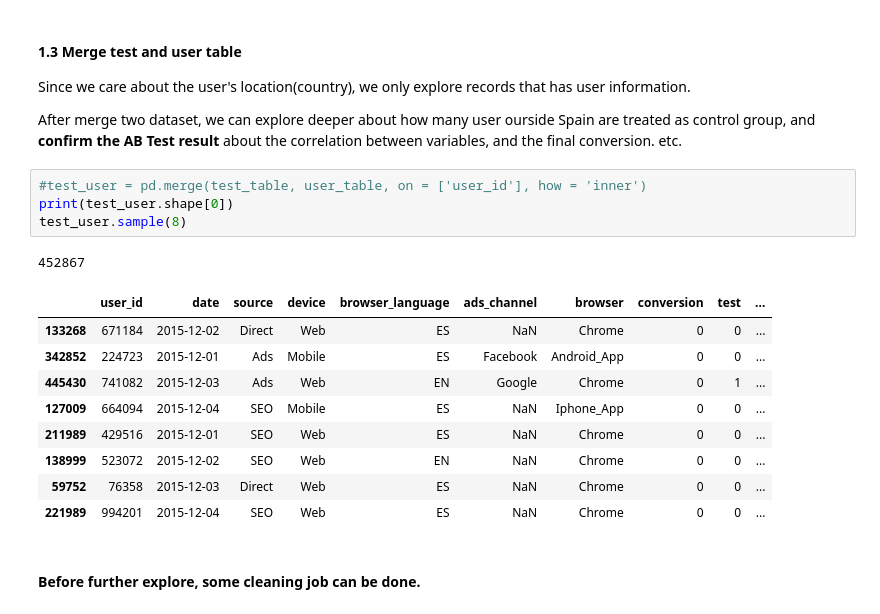
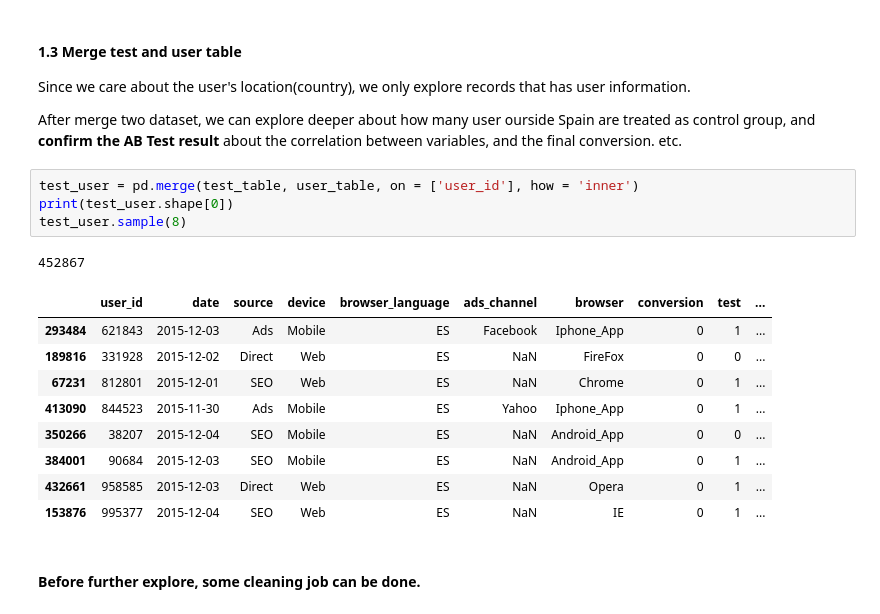
Before and after one commit to joyceft/TakeHomeDataChallenge, a Jupyter notebook: ABTesting/Spanish_ABtesting.ipynb, the cells around one changed output. Cells and saved outputs as stored; diff of their text form.

```diff
--- a/ABTesting/Spanish_ABtesting.ipynb
+++ b/ABTesting/Spanish_ABtesting.ipynb
@@ -202,20 +202,20 @@ Since we care about the user's location(country), we only explore records that h
 
 After merge two dataset, we can explore deeper about how many user ourside Spain are treated as control group, and **confirm the AB Test result** about the correlation between variables, and the final conversion.  etc.
 # %%
-#test_user = pd.merge(test_table, user_table, on = ['user_id'], how = 'inner')
+test_user = pd.merge(test_table, user_table, on = ['user_id'], how = 'inner')
 print(test_user.shape[0])
 test_user.sample(8)
 # %% [output]
 452867
 |  | user_id | date | source | device | browser_language | ads_channel | browser | conversion | test | ... |
-| 133268 | 671184 | 2015-12-02 | Direct | Web | ES | NaN | Chrome | 0 | 0 | ... |
-| 342852 | 224723 | 2015-12-01 | Ads | Mobile | ES | Facebook | Android_App | 0 | 0 | ... |
-| 445430 | 741082 | 2015-12-03 | Ads | Web | EN | Google | Chrome | 0 | 1 | ... |
-| 127009 | 664094 | 2015-12-04 | SEO | Mobile | ES | NaN | Iphone_App | 0 | 0 | ... |
-| 211989 | 429516 | 2015-12-01 | SEO | Web | ES | NaN | Chrome | 0 | 0 | ... |
-| 138999 | 523072 | 2015-12-02 | SEO | Web | EN | NaN | Chrome | 0 | 0 | ... |
-| 59752 | 76358 | 2015-12-03 | Direct | Web | ES | NaN | Chrome | 0 | 0 | ... |
-| 221989 | 994201 | 2015-12-04 | SEO | Web | ES | NaN | Chrome | 0 | 0 | ... |
+| 293484 | 621843 | 2015-12-03 | Ads | Mobile | ES | Facebook | Iphone_App | 0 | 1 | ... |
+| 189816 | 331928 | 2015-12-02 | Direct | Web | ES | NaN | FireFox | 0 | 0 | ... |
+| 67231 | 812801 | 2015-12-01 | SEO | Web | ES | NaN | Chrome | 0 | 1 | ... |
+| 413090 | 844523 | 2015-11-30 | Ads | Mobile | ES | Yahoo | Iphone_App | 0 | 1 | ... |
+| 350266 | 38207 | 2015-12-04 | SEO | Mobile | ES | NaN | Android_App | 0 | 0 | ... |
+| 384001 | 90684 | 2015-12-03 | SEO | Mobile | ES | NaN | Android_App | 0 | 1 | ... |
+| 432661 | 958585 | 2015-12-03 | Direct | Web | ES | NaN | Opera | 0 | 1 | ... |
+| 153876 | 995377 | 2015-12-04 | SEO | Web | ES | NaN | IE | 0 | 1 | ... |
 # %% [markdown]
 #### Before further explore, some cleaning job can be done.
 # %%
```
Also changed, not shown: parts of 15 cells of this notebook.
